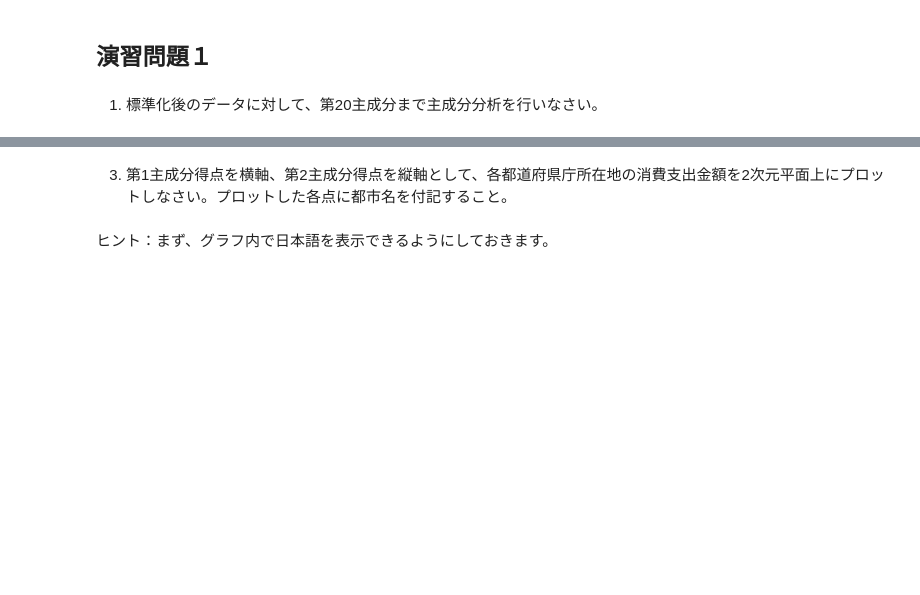
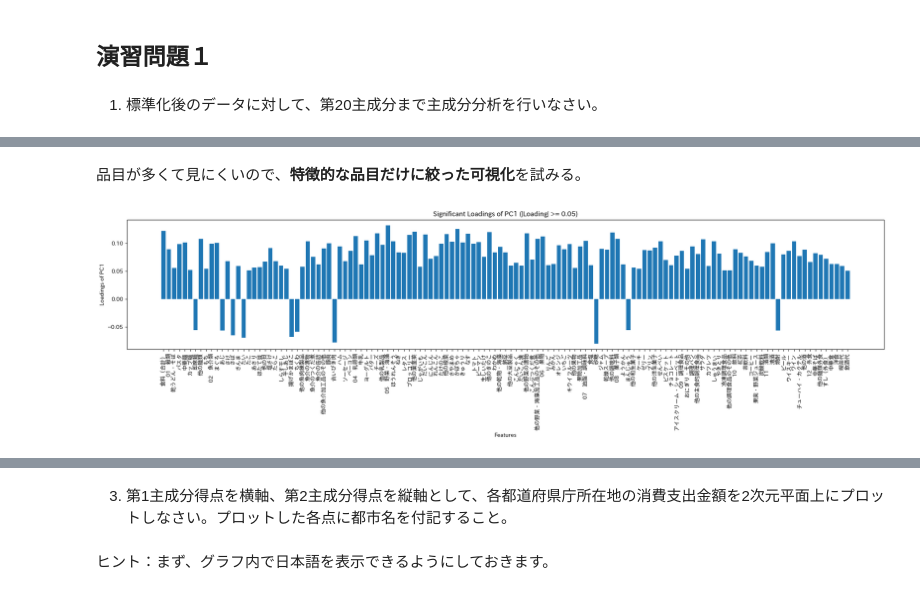
Before and after one commit to okana2ki/multiV, a Jupyter notebook: kmeans_SSDSE_C3.ipynb, the cells around one changed output, grey strips where cells are left out. Saved outputs shown, nothing was run; the diff lists cells and outputs as text; code cells hidden in the pictures; blank space fills up the shorter version.

```diff
--- a/kmeans_SSDSE_C3.ipynb
+++ b/kmeans_SSDSE_C3.ipynb
@@ -294,0 +313,22 @@ LB012002  0.085180  0.020690
+# %% [markdown]
+品目が多くて見にくいので、**特徴的な品目だけに絞った可視化**を試みる。
+# %%
+# prompt: 因子負荷量絶対値が0.05以上の特徴的な品目だけを取り出した棒グラフにして下さい。横軸のラベルはdfの第0行を使用して下さい。そのために、dfについても因子負荷量絶対値が0.05以上の特徴的な品目だけをとりだしたものを作りそれを利用して下さい。
+
+# 因子負荷量絶対値が0.05以上の特徴的な品目だけを取り出す
+significant_loadings = df_loadings[abs(df_loadings['PC1']) >= 0.05]
+
+# 対応するdfの部分集合を作成
+df_significant = df[df.columns[df.columns.isin(significant_loadings.index)]]
+
+# 特徴的な品目だけを取り出した棒グラフ
+plt.figure(figsize=(20, 6))
+plt.bar(df_significant.iloc[0, :], significant_loadings['PC1'])
+plt.xticks(rotation=90)
+plt.xlabel('Features')
+plt.ylabel('Loadings of PC1')
+plt.title('Significant Loadings of PC1 (|Loading| >= 0.05)')
+plt.tight_layout()
+plt.show()
+# %% [output]
+[figure, added]
```
Also changed, not shown: parts of 14 cells of this notebook.
